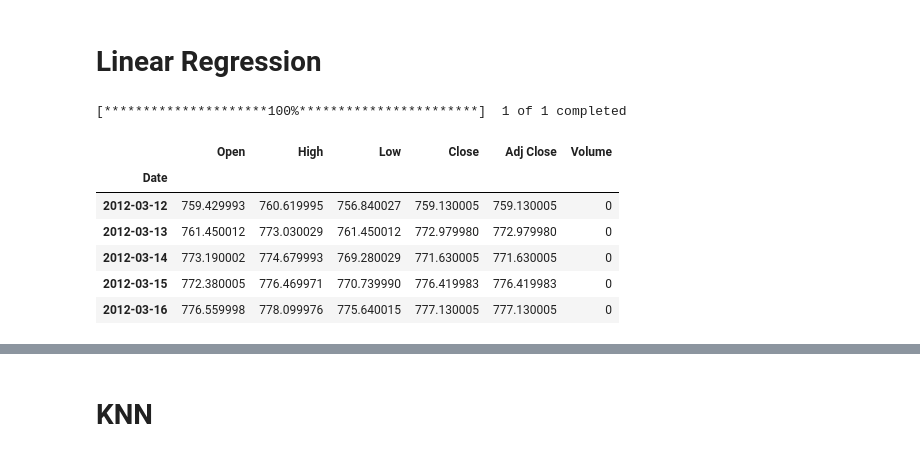
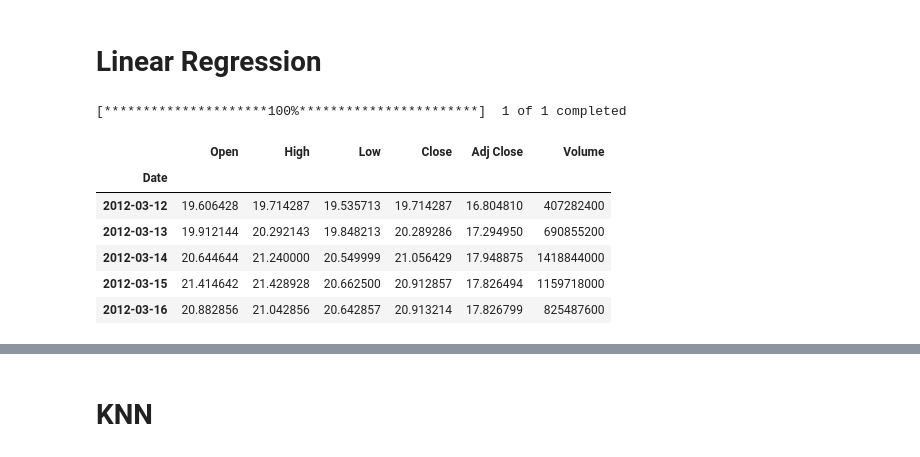
Before and after one commit to Dmenegassi/Investment-and-Trading-Capstone-Project---Build-a-Stock-Price-Indicator, a Jupyter notebook: Investment and Trading Capstone Project - Build a Stock Price Indicator.ipynb, the cells around one changed output, grey strips where cells are left out. Drawn from its saved outputs; the diff is of its cells as text; code cells hidden in the pictures.

```diff
--- a/Investment and Trading Capstone Project - Build a Stock Price Indicator.ipynb
+++ b/Investment and Trading Capstone Project - Build a Stock Price Indicator.ipynb
@@ -636,17 +675,17 @@ BB_plot(stocks.JNJ, 20, 2)
 # %% [markdown]
 # Linear Regression
 # %%
-data = get_data(['^RUI'], '2012-03-11', '2022-07-10')
+data = get_data(['AAPL'], '2012-03-11', '2022-07-10')
 data.head()
 # %% [output]
 [*********************100%***********************]  1 of 1 completed
 |  | Open | High | Low | Close | Adj Close | Volume |
 | Date |  |  |  |  |  |  |
-| 2012-03-12 | 759.429993 | 760.619995 | 756.840027 | 759.130005 | 759.130005 | 0 |
-| 2012-03-13 | 761.450012 | 773.030029 | 761.450012 | 772.979980 | 772.979980 | 0 |
-| 2012-03-14 | 773.190002 | 774.679993 | 769.280029 | 771.630005 | 771.630005 | 0 |
-| 2012-03-15 | 772.380005 | 776.469971 | 770.739990 | 776.419983 | 776.419983 | 0 |
-| 2012-03-16 | 776.559998 | 778.099976 | 775.640015 | 777.130005 | 777.130005 | 0 |
+| 2012-03-12 | 19.606428 | 19.714287 | 19.535713 | 19.714287 | 16.804810 | 407282400 |
+| 2012-03-13 | 19.912144 | 20.292143 | 19.848213 | 20.289286 | 17.294950 | 690855200 |
+| 2012-03-14 | 20.644644 | 21.240000 | 20.549999 | 21.056429 | 17.948875 | 1418844000 |
+| 2012-03-15 | 21.414642 | 21.428928 | 20.662500 | 20.912857 | 17.826494 | 1159718000 |
+| 2012-03-16 | 20.882856 | 21.042856 | 20.642857 | 20.913214 | 17.826799 | 825487600 |
 # %%
 # Other Features
 data['RSI'] = ta.rsi(data['Adj Close'], lenghth=15)
```
Also changed, not shown: parts of 72 cells of this notebook.
